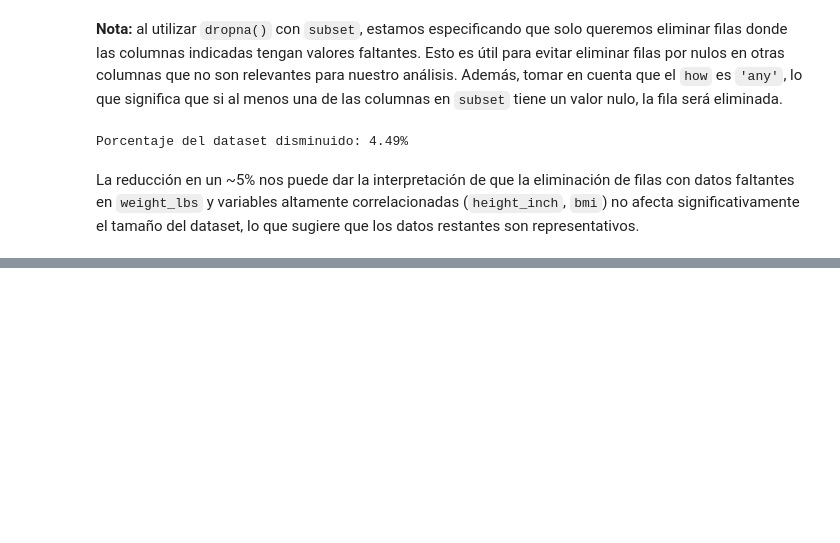
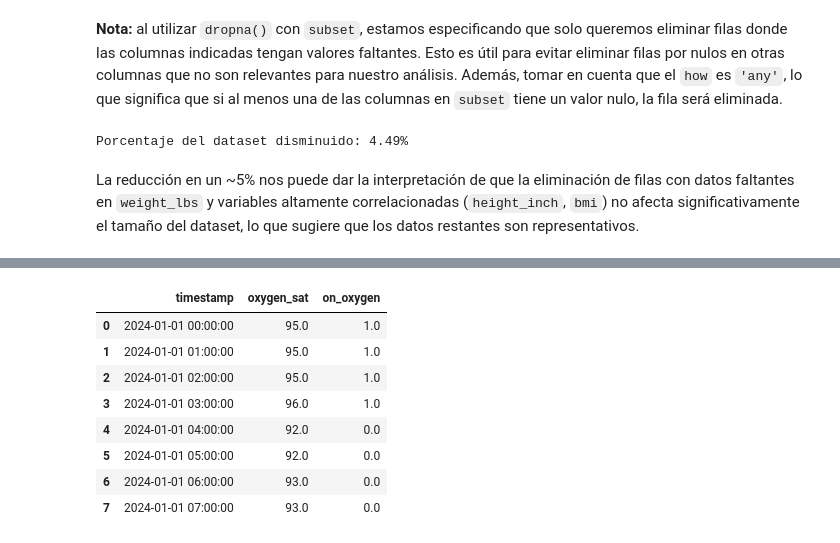
Before and after one commit to PedroRgz/Curso-Manejo-de-datos-faltantes, a Jupyter notebook: Manejo de datos faltantes - Exploración.ipynb, the cells around one changed output, grey strips where cells are left out. Saved outputs shown, nothing was run; the diff lists cells and outputs as text; code cells hidden in the pictures; blank space fills up the shorter version.

```diff
--- a/Manejo de datos faltantes - Exploración.ipynb
+++ b/Manejo de datos faltantes - Exploración.ipynb
@@ -2484,0 +2629,13 @@ La reducción en un ~5% nos puede dar la interpretación de que la eliminación
+# %%
+df_grouped = df.groupby("patient_id").ffill()
+df_grouped
+# %% [output]
+|  | timestamp | oxygen_sat | on_oxygen |
+| 0 | 2024-01-01 00:00:00 | 95.0 | 1.0 |
+| 1 | 2024-01-01 01:00:00 | 95.0 | 1.0 |
+| 2 | 2024-01-01 02:00:00 | 95.0 | 1.0 |
+| 3 | 2024-01-01 03:00:00 | 96.0 | 1.0 |
+| 4 | 2024-01-01 04:00:00 | 92.0 | 0.0 |
+| 5 | 2024-01-01 05:00:00 | 92.0 | 0.0 |
+| 6 | 2024-01-01 06:00:00 | 93.0 | 0.0 |
+| 7 | 2024-01-01 07:00:00 | 93.0 | 0.0 |
```
Also changed, not shown: parts of 25 cells of this notebook.
